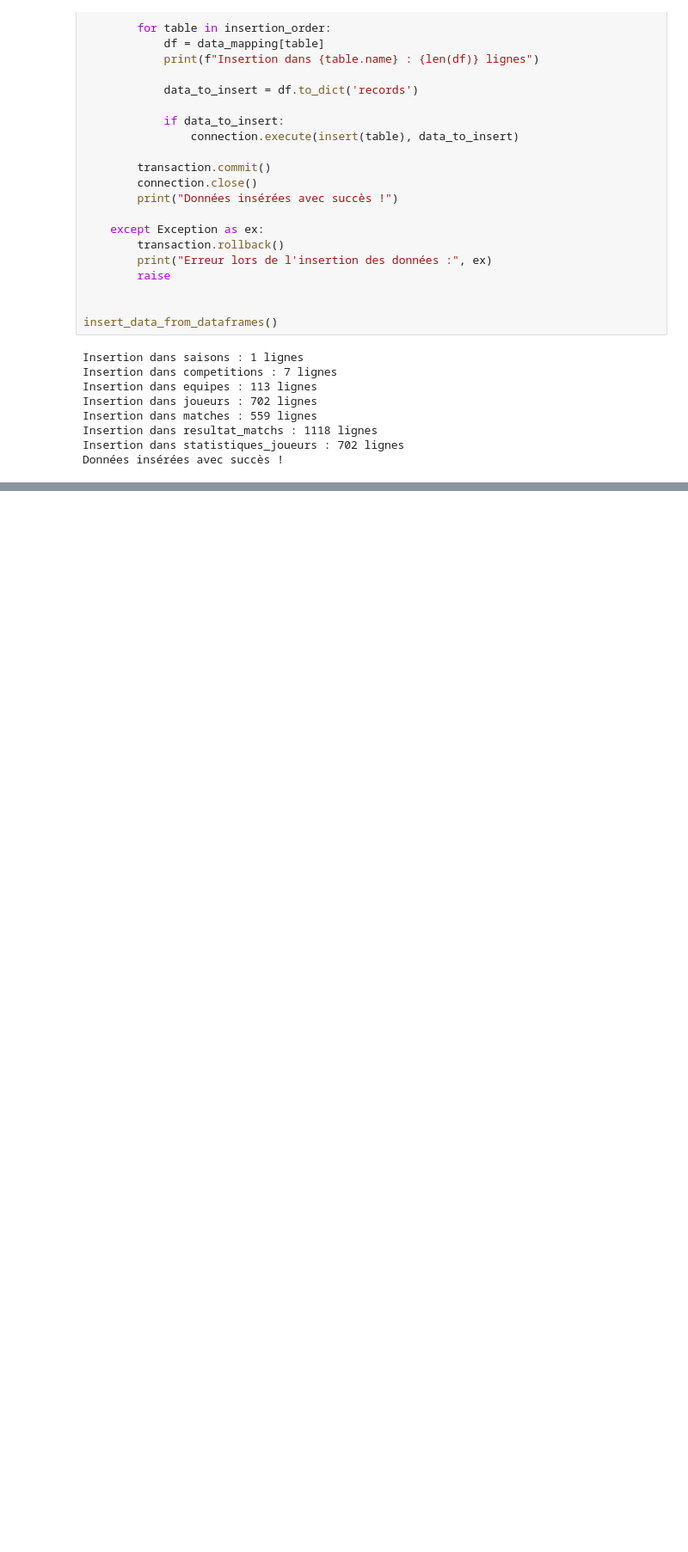
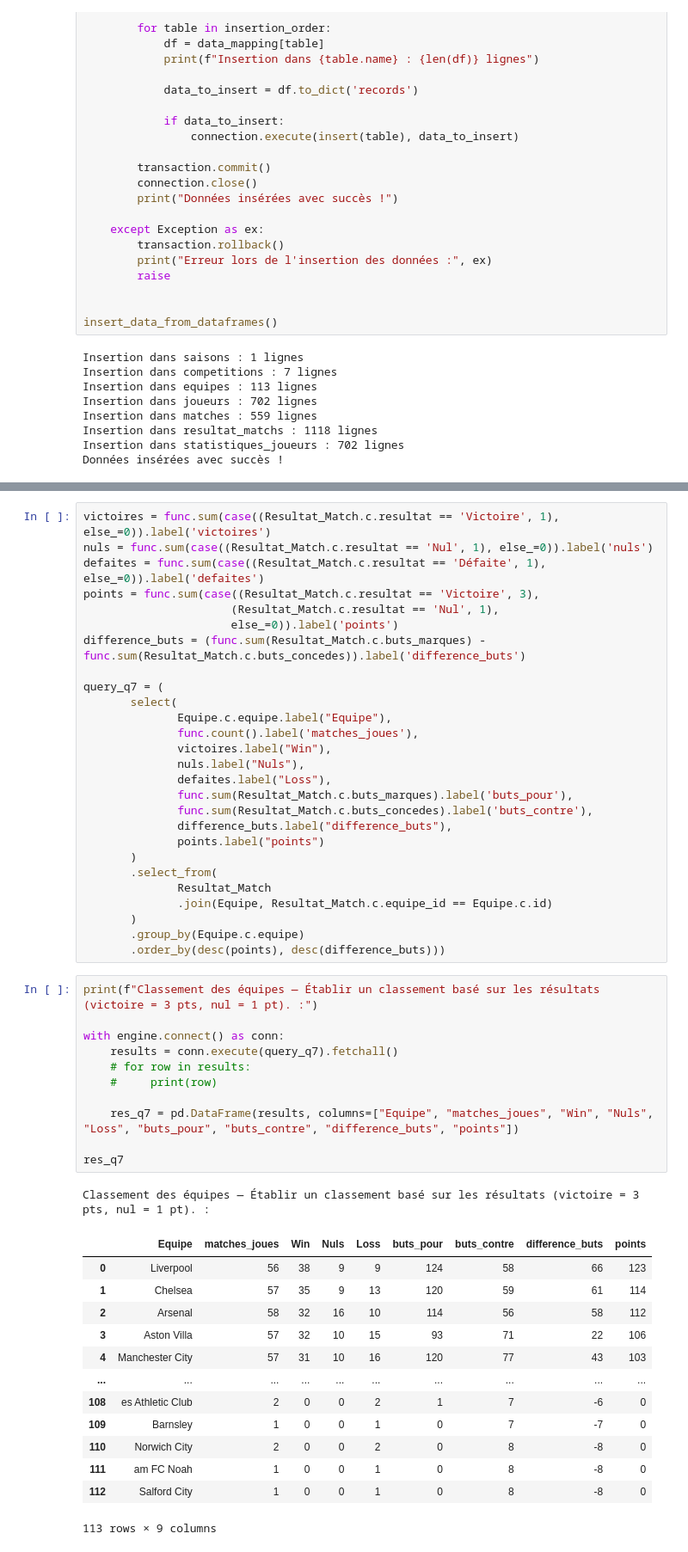
Before and after one commit to bouchramilo/FootData_Analytics_Modeling, a Jupyter notebook: notebooks/insert_in_db.ipynb, the cells around one changed output, grey strips where cells are left out. Shown: that part at 86% size. Saved outputs shown, nothing was run; the diff lists cells and outputs as text; blank space fills up the shorter version.

```diff
--- a/notebooks/insert_in_db.ipynb
+++ b/notebooks/insert_in_db.ipynb
@@ -253,0 +607,53 @@ Données insérées avec succès !
+# %%
+victoires = func.sum(case((Resultat_Match.c.resultat == 'Victoire', 1), else_=0)).label('victoires')
+nuls = func.sum(case((Resultat_Match.c.resultat == 'Nul', 1), else_=0)).label('nuls')
+defaites = func.sum(case((Resultat_Match.c.resultat == 'Défaite', 1), else_=0)).label('defaites')
+points = func.sum(case((Resultat_Match.c.resultat == 'Victoire', 3),
+                      (Resultat_Match.c.resultat == 'Nul', 1),
+                      else_=0)).label('points')
+difference_buts = (func.sum(Resultat_Match.c.buts_marques) - func.sum(Resultat_Match.c.buts_concedes)).label('difference_buts')
+
+query_q7 = (
+       select(
+              Equipe.c.equipe.label("Equipe"),
+              func.count().label('matches_joues'),
+              victoires.label("Win"),
+              nuls.label("Nuls"),
+              defaites.label("Loss"),
+              func.sum(Resultat_Match.c.buts_marques).label('buts_pour'),
+              func.sum(Resultat_Match.c.buts_concedes).label('buts_contre'),
+              difference_buts.label("difference_buts"),
+              points.label("points")
+       )
+       .select_from(
+              Resultat_Match
+              .join(Equipe, Resultat_Match.c.equipe_id == Equipe.c.id)
+       )
+       .group_by(Equipe.c.equipe)
+       .order_by(desc(points), desc(difference_buts)))
+# %%
+print(f"Classement des équipes — Établir un classement basé sur les résultats (victoire = 3 pts, nul = 1 pt). :")
+
+with engine.connect() as conn:
+    results = conn.execute(query_q7).fetchall()
+    # for row in results:
+    #     print(row)
+
+    res_q7 = pd.DataFrame(results, columns=["Equipe", "matches_joues", "Win", "Nuls", "Loss", "buts_pour", "buts_contre", "difference_buts", "points"])
+
+res_q7
+# %% [output]
+Classement des équipes — Établir un classement basé sur les résultats (victoire = 3 pts, nul = 1 pt). :
+|  | Equipe | matches_joues | Win | Nuls | Loss | buts_pour | buts_contre | difference_buts | points |
+| 0 | Liverpool | 56 | 38 | 9 | 9 | 124 | 58 | 66 | 123 |
+| 1 | Chelsea | 57 | 35 | 9 | 13 | 120 | 59 | 61 | 114 |
+| 2 | Arsenal | 58 | 32 | 16 | 10 | 114 | 56 | 58 | 112 |
+| 3 | Aston Villa | 57 | 32 | 10 | 15 | 93 | 71 | 22 | 106 |
+| 4 | Manchester City | 57 | 31 | 10 | 16 | 120 | 77 | 43 | 103 |
+| ... | ... | ... | ... | ... | ... | ... | ... | ... | ... |
+| 108 | es Athletic Club | 2 | 0 | 0 | 2 | 1 | 7 | -6 | 0 |
+| 109 | Barnsley | 1 | 0 | 0 | 1 | 0 | 7 | -7 | 0 |
+| 110 | Norwich City | 2 | 0 | 0 | 2 | 0 | 8 | -8 | 0 |
+| 111 | am FC Noah | 1 | 0 | 0 | 1 | 0 | 8 | -8 | 0 |
+| 112 | Salford City | 1 | 0 | 0 | 1 | 0 | 8 | -8 | 0 |
+113 rows × 9 columns
```
Also changed, not shown: parts of 33 cells of this notebook.
